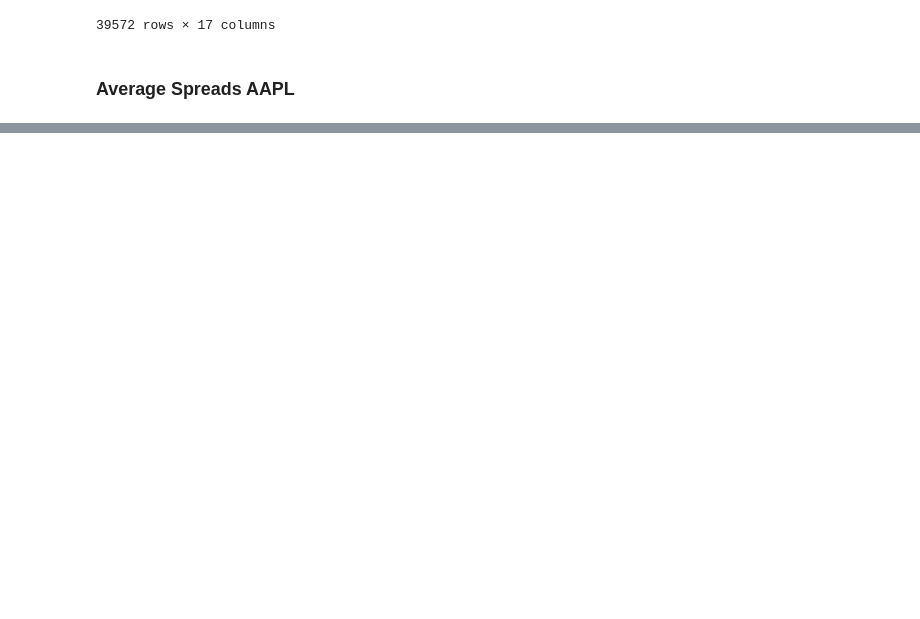
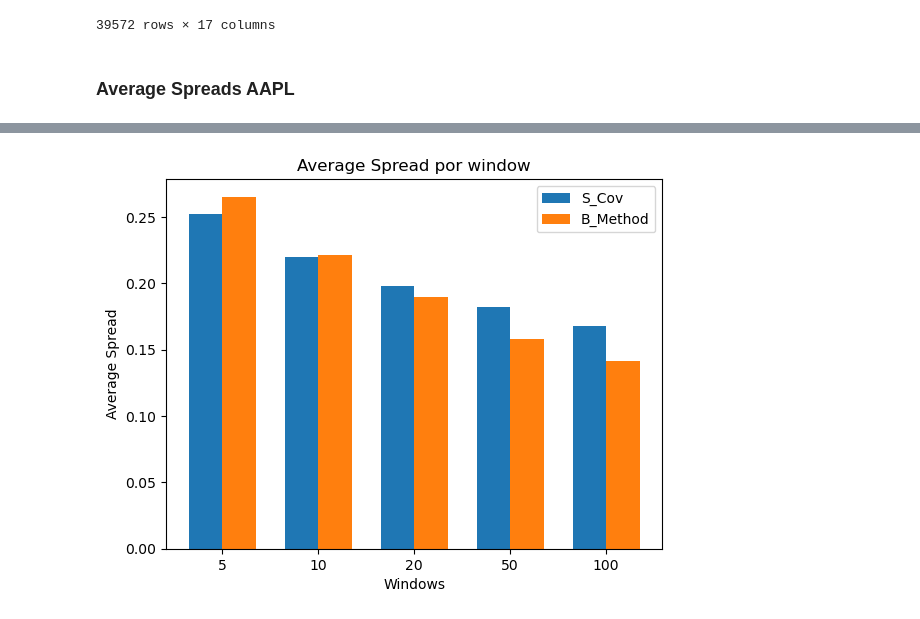
Before and after one commit to AlejandroFlpz/Microestructuras_y_sistemas_de_trading, a Jupyter notebook: Effective Spread.ipynb, the cells around one changed output, grey strips where cells are left out. Saved outputs shown, nothing was run; the diff lists cells and outputs as text; code cells hidden in the pictures; blank space fills up the shorter version.

```diff
--- a/Effective Spread.ipynb
+++ b/Effective Spread.ipynb
@@ -105,3 +105,23 @@ avg_spread_per_window
 | 2 | 20 | 0.197689 | 0.189835 |
 | 3 | 50 | 0.182244 | 0.158118 |
 | 4 | 100 | 0.168017 | 0.141632 |
+# %%
+windows = avg_spread_per_window['Window']
+s_cov = avg_spread_per_window['Avg Spread S_Cov']
+b_method = avg_spread_per_window['Avg Spread B_Method']
+
+x = np.arange(len(windows))
+width = 0.35
+
+plt.bar(x - width/2, s_cov, width, label='S_Cov')
+plt.bar(x + width/2, b_method, width, label='B_Method')
+
+
+plt.xticks(x, windows)
+plt.xlabel('Windows')
+plt.ylabel('Average Spread')
+plt.title('Average Spread por window')
+plt.legend()
+plt.show()
+# %% [output]
+[figure, added]
```
Also changed, not shown: parts of 1 cell of this notebook.
